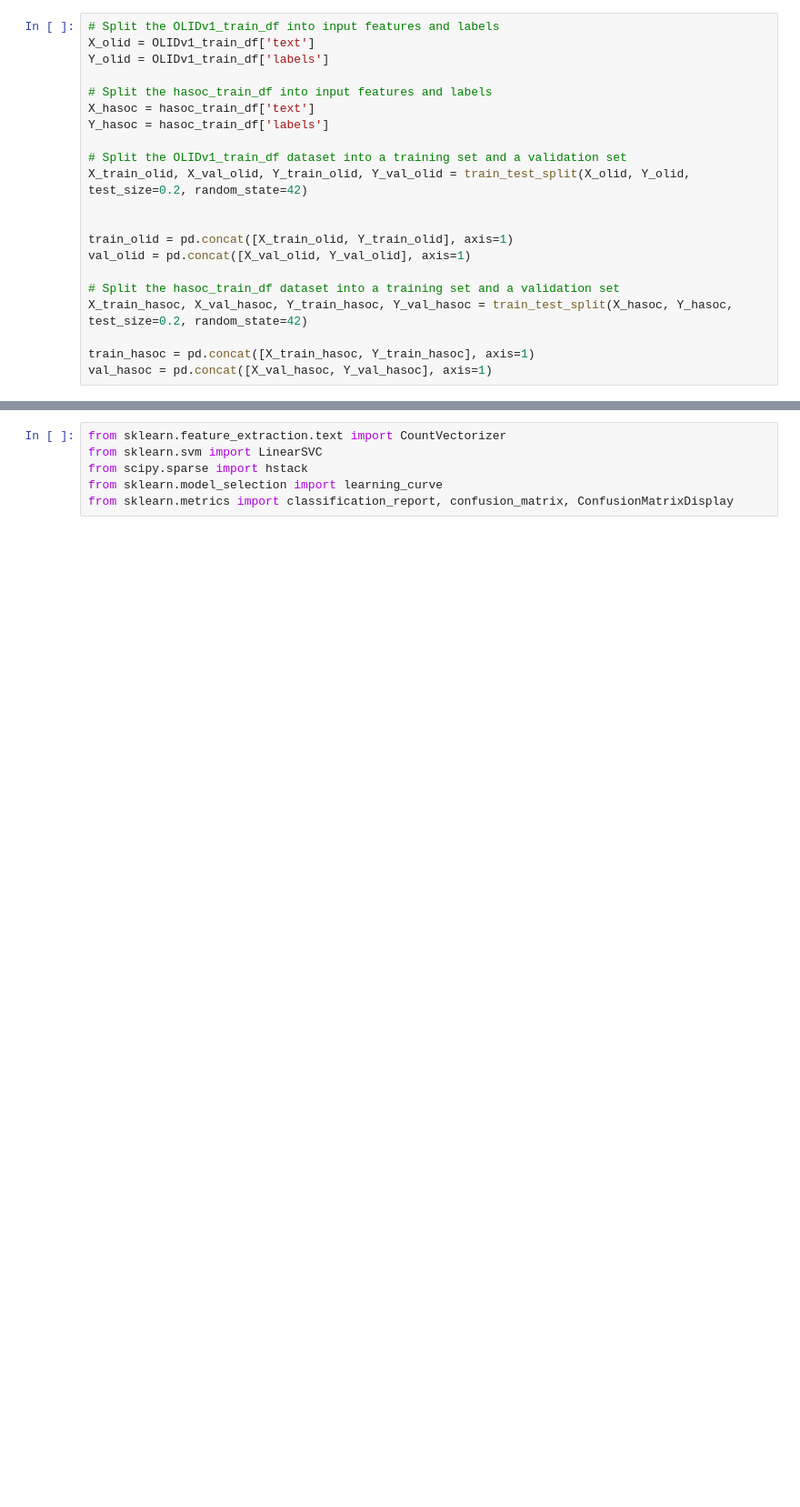
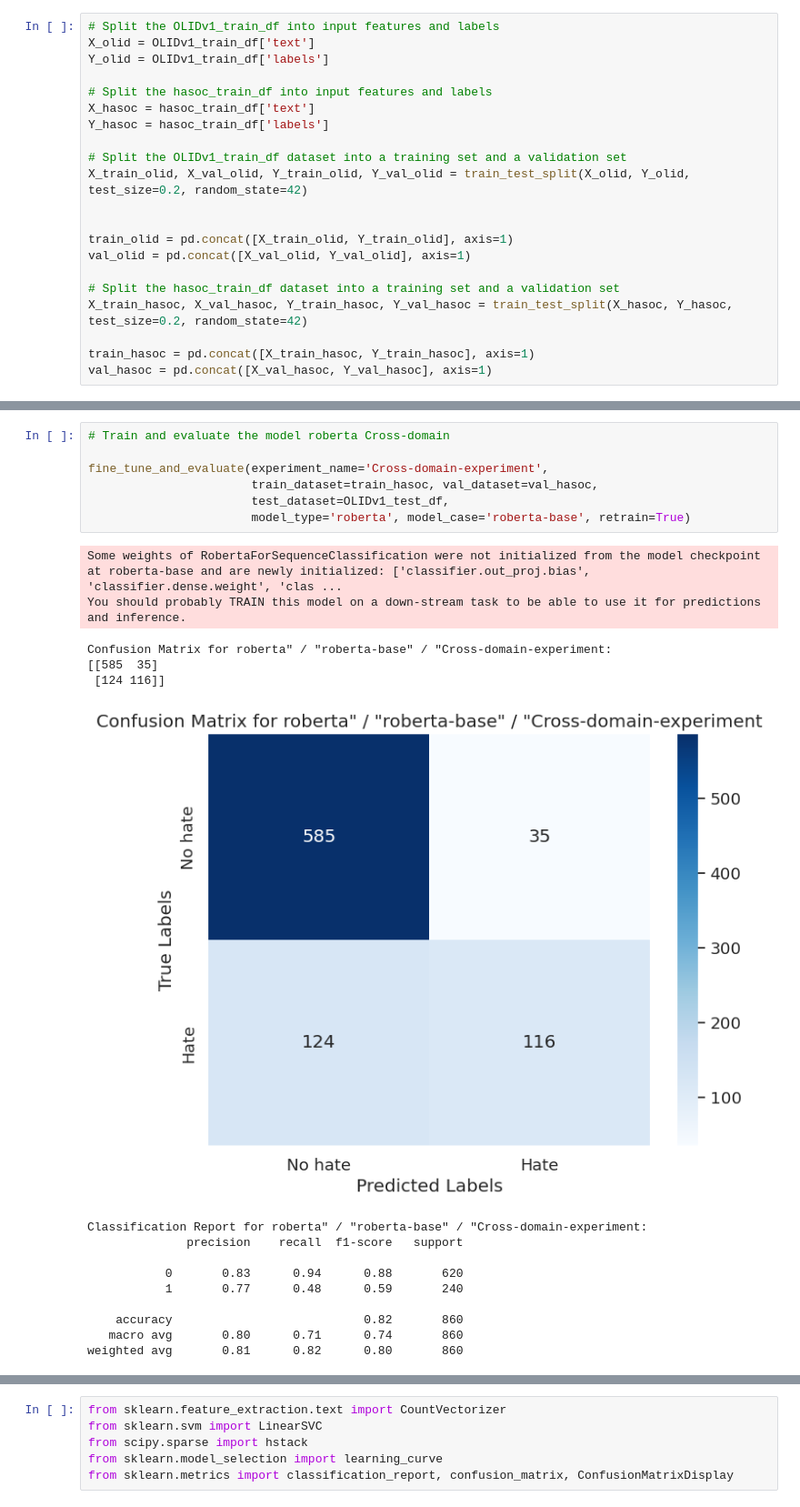
Before and after one commit to Mohammed-majeed/Subjectivity-Mining, a Jupyter notebook: Assignment 4 - Group 11/Assignment_4_Gr_11.ipynb, the cells around one changed output, grey strips where cells are left out. Shown at 91% size. Drawn from its saved outputs; the diff is of its cells as text; blank space fills up the shorter version.

```diff
--- a/Assignment 4 - Group 11/Assignment_4_Gr_11.ipynb
+++ b/Assignment 4 - Group 11/Assignment_4_Gr_11.ipynb
@@ -249 +242,24 @@ KeyboardInterrupt: ignored
+# %%
+# Train and evaluate the model roberta Cross-domain
+
+fine_tune_and_evaluate(experiment_name='Cross-domain-experiment',
+                       train_dataset=train_hasoc, val_dataset=val_hasoc,
+                       test_dataset=OLIDv1_test_df,
+                       model_type='roberta', model_case='roberta-base', retrain=True)
+# %% [output]
+Some weights of RobertaForSequenceClassification were not initialized from the model checkpoint at roberta-base and are newly initialized: ['classifier.out_proj.bias', 'classifier.dense.weight', 'clas ...
+You should probably TRAIN this model on a down-stream task to be able to use it for predictions and inference.
+Confusion Matrix for roberta" / "roberta-base" / "Cross-domain-experiment:
+[[585  35]
+ [124 116]]
+[figure, added]
+Classification Report for roberta" / "roberta-base" / "Cross-domain-experiment:
+              precision    recall  f1-score   support
+
+           0       0.83      0.94      0.88       620
+           1       0.77      0.48      0.59       240
+
+    accuracy                           0.82       860
+   macro avg       0.80      0.71      0.74       860
+weighted avg       0.81      0.82      0.80       860
 # %% [markdown]
```
Also changed, not shown: parts of 23 cells of this notebook.
